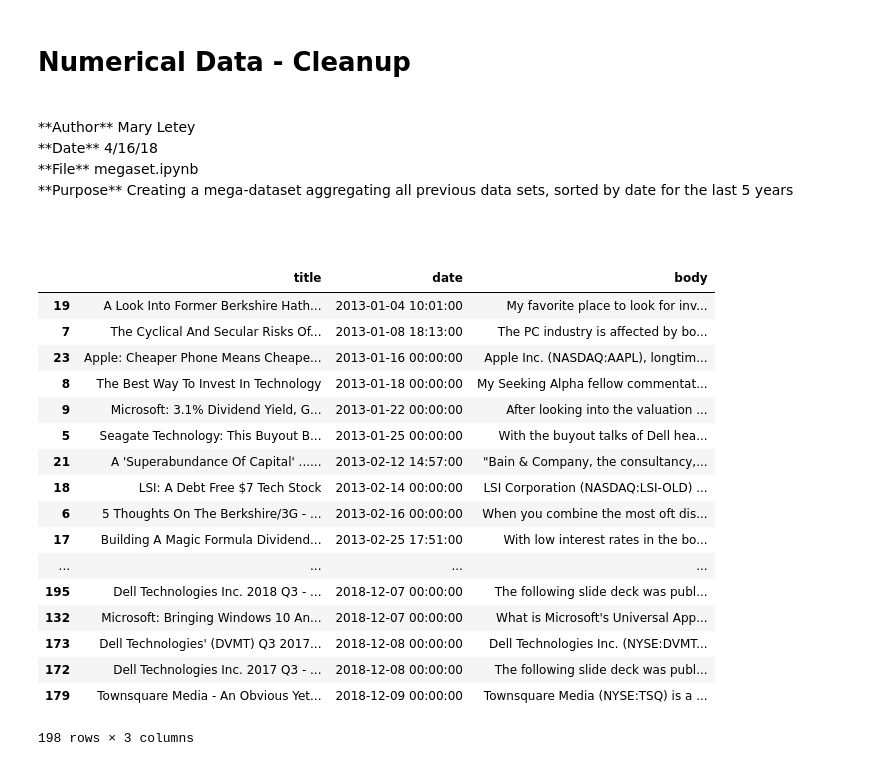
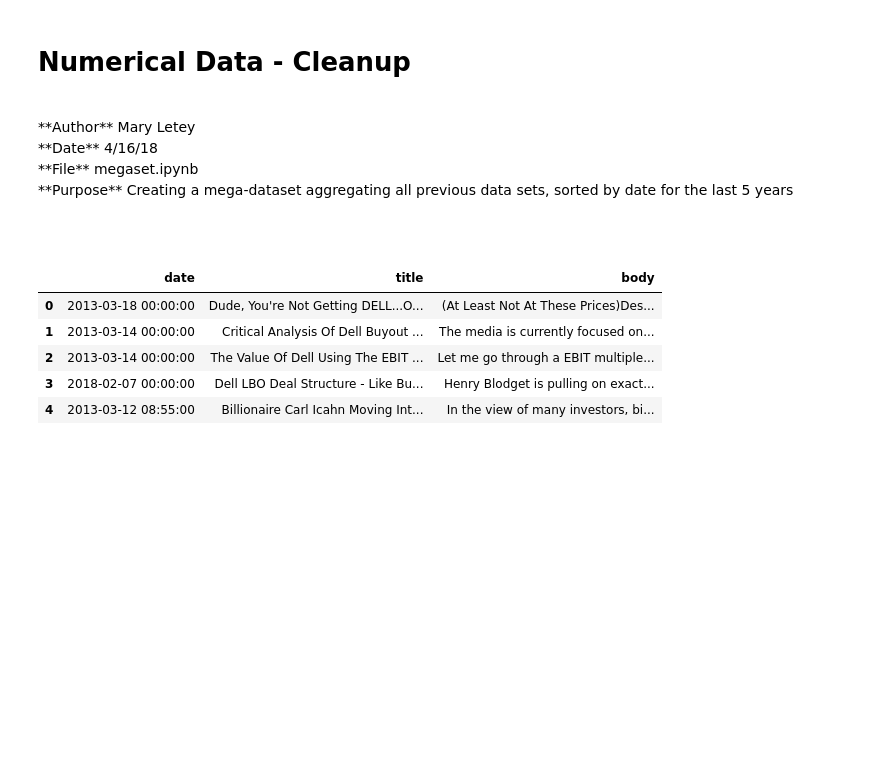
Before and after one commit to maryletey/machinelearning-finance-project, a Jupyter notebook: code/megaset.ipynb, the cells around one changed output. Saved outputs shown, nothing was run; the diff lists cells and outputs as text; code cells hidden in the pictures; blank space fills up the shorter version.

Commit message:
minor data edit and code progress

```diff
--- a/code/megaset.ipynb
+++ b/code/megaset.ipynb
@@ -19,36 +33,43 @@ import matplotlib.pylab as plt
+# %%
+def cleanup(df):
+    dates = list(df["date"]);
+    newdates = []
+    for i in range(0,len(dates)):
+        mystr = dates[i]
+        newdates.append(parser.parse(mystr))
+    df["date"] = newdates
+    df.sort_values(df.columns[1])
+    columnsTitles=["date","title","body"]
+    df = df.reindex(columns = columnsTitles)
+    return df
 # %%
 # -- dell seeking alpha
-df = pd.read_csv("../data/scraper/dell_5yrs_seekingalpha.csv");
+df = pd.read_csv("../data/nlp/dell_5yrs_seekingalpha.csv");
+
+"""
 dates = list(df["date"]);
 
 newdelldates = []
 for i in range(0,len(dates)):
     mystr = dates[i]
     newdelldates.append(parser.parse(mystr))
 
 delldates1 = newdelldates;
 
 
 dftotal = df;
 dftotal["date"] = delldates1;
+"""
 
-dftotal.sort_values(df.columns[1])
+
+dftotal = cleanup(df)
+dftotal.head()
+
+df = pd.read_csv("../data/nlp/dell_5yrs_seekingalpha.csv");
 # %% [output]
-|  | title | date | body |
-| 19 | A Look Into Former Berkshire Hath... | 2013-01-04 10:01:00 | My favorite place to look for inv... |
-| 7 | The Cyclical And Secular Risks Of... | 2013-01-08 18:13:00 | The PC industry is affected by bo... |
-| 23 | Apple: Cheaper Phone Means Cheape... | 2013-01-16 00:00:00 | Apple Inc. (NASDAQ:AAPL), longtim... |
-| 8 | The Best Way To Invest In Technology | 2013-01-18 00:00:00 | My Seeking Alpha fellow commentat... |
-| 9 | Microsoft: 3.1% Dividend Yield, G... | 2013-01-22 00:00:00 | After looking into the valuation ... |
-| 5 | Seagate Technology: This Buyout B... | 2013-01-25 00:00:00 | With the buyout talks of Dell hea... |
-| 21 | A 'Superabundance Of Capital' ...... | 2013-02-12 14:57:00 | "Bain & Company, the consultancy,... |
-| 18 | LSI: A Debt Free $7 Tech Stock | 2013-02-14 00:00:00 | LSI Corporation (NASDAQ:LSI-OLD) ... |
-| 6 | 5 Thoughts On The Berkshire/3G - ... | 2013-02-16 00:00:00 | When you combine the most oft dis... |
-| 17 | Building A Magic Formula Dividend... | 2013-02-25 17:51:00 | With low interest rates in the bo... |
-| ... | ... | ... | ... |
-| 195 | Dell Technologies Inc. 2018 Q3 - ... | 2018-12-07 00:00:00 | The following slide deck was publ... |
-| 132 | Microsoft: Bringing Windows 10 An... | 2018-12-07 00:00:00 | What is Microsoft's Universal App... |
-| 173 | Dell Technologies' (DVMT) Q3 2017... | 2018-12-08 00:00:00 | Dell Technologies Inc. (NYSE:DVMT... |
-| 172 | Dell Technologies Inc. 2017 Q3 - ... | 2018-12-08 00:00:00 | The following slide deck was publ... |
-| 179 | Townsquare Media - An Obvious Yet... | 2018-12-09 00:00:00 | Townsquare Media (NYSE:TSQ) is a ... |
+|  | date | title | body |
+| 0 | 2013-03-18 00:00:00 | Dude, You're Not Getting DELL...O... | (At Least Not At These Prices)Des... |
+| 1 | 2013-03-14 00:00:00 | Critical Analysis Of Dell Buyout ... | The media is currently focused on... |
+| 2 | 2013-03-14 00:00:00 | The Value Of Dell Using The EBIT ... | Let me go through a EBIT multiple... |
+| 3 | 2018-02-07 00:00:00 | Dell LBO Deal Structure - Like Bu... | Henry Blodget is pulling on exact... |
+| 4 | 2013-03-12 08:55:00 | Billionaire Carl Icahn Moving Int... | In the view of many investors, bi... |
-198 rows × 3 columns
```
Also changed, not shown: parts of 4 cells of this notebook, 3 other files.
